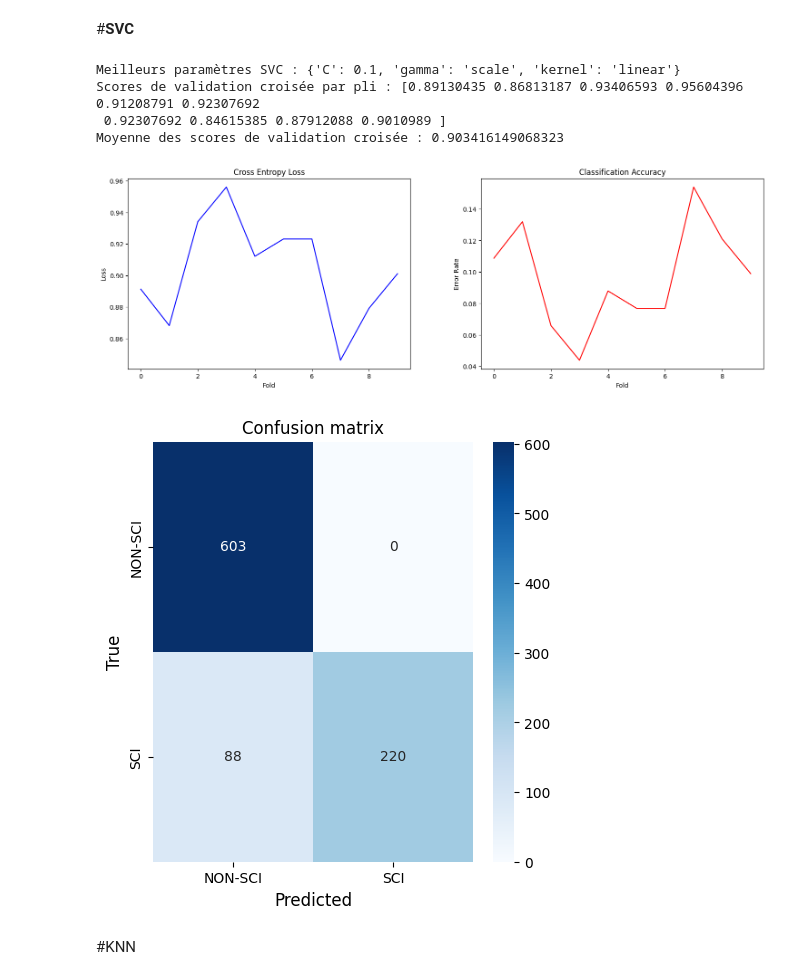
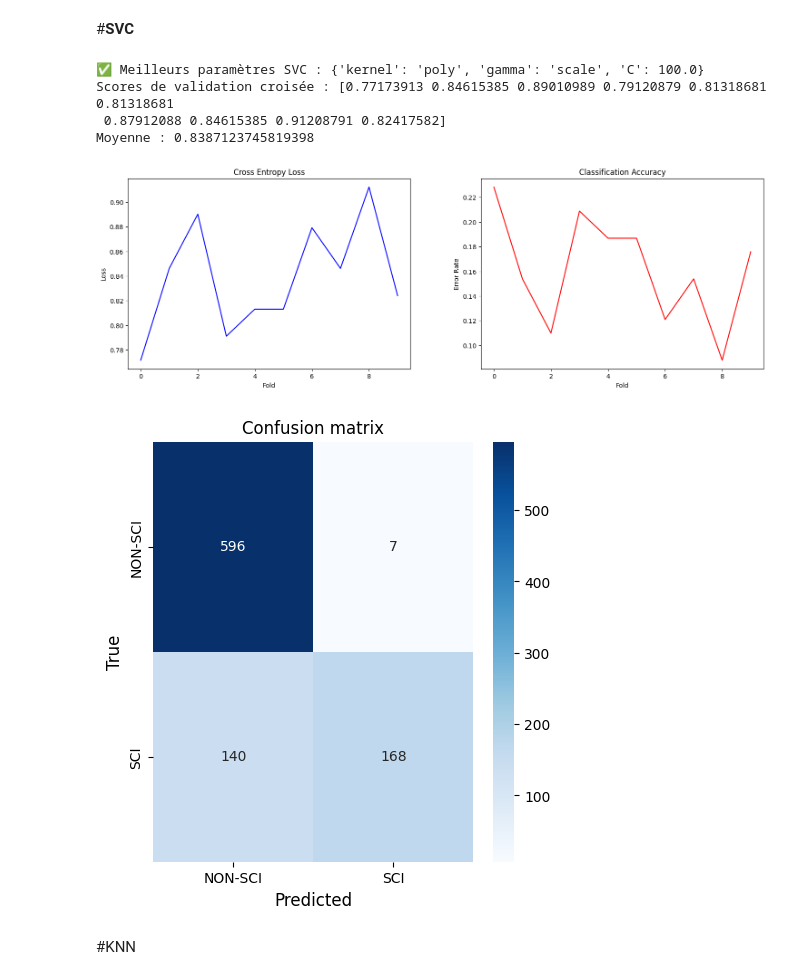
Before and after one commit to Akkuun/M1_IMAGINE_ML_Project, a Jupyter notebook: ML_Project_Group_8.ipynb, the cells around one changed output. Drawn from its saved outputs; the diff is of its cells as text; code cells hidden in the pictures.

```diff
--- a/ML_Project_Group_8.ipynb
+++ b/ML_Project_Group_8.ipynb
@@ -1305,58 +1308,61 @@ Moyenne des scores de validation croisée : 0.6618729096989966
 #**SVC**
 # %%
 from sklearn.svm import SVC
-from sklearn.model_selection import GridSearchCV, cross_val_predict, KFold
+from sklearn.model_selection import RandomizedSearchCV, cross_val_predict, cross_val_score, KFold
 from sklearn.metrics import confusion_matrix
-import matplotlib.pyplot as plt
+import numpy as np
 
-
-
-
-# Initialiser le classifieur SVC
+# Initialisation du classifieur
 clf_SVC = SVC()
 
-# Définir les paramètres à tester pour la recherche en grille
-param_grid = {
-    'kernel': ['linear', 'rbf', 'poly'],  # Types de noyau à tester
-    'C': [0.1, 1, 10, 100],  # Paramètre de régularisation
-    'gamma': ['scale', 'auto']  # Paramètre du noyau RBF (uniquement utilisé si kernel='rbf')
+# Espace de recherche pour RandomizedSearchCV
+param_distributions = {
+    'kernel': ['linear', 'rbf', 'poly'],
+    'C': np.logspace(-2, 2, 100),  # de 0.01 à 100
+    'gamma': ['scale', 'auto']
 }
 
-# Recherche en grille avec validation croisée
-grid_search = GridSearchCV(estimator=clf_SVC, param_grid=param_grid, cv=KFold(n_splits=10, shuffle=True, random_state=42), scoring='accuracy')
+# Recherche aléatoire avec validation croisée
+random_search = RandomizedSearchCV(
+    estimator=clf_SVC,
+    param_distributions=param_distributions,
+    n_iter=30,
+    cv=KFold(n_splits=10, shuffle=True, random_state=42),
+    scoring='accuracy',
+    random_state=42,
+    n_jobs=-1
+)
 
-# Appliquer la recherche en grille sur les données d'entraînement
-grid_search.fit(X_train, y_train)
+# Entraînement du modèle
+random_search.fit(X_train, y_train)
 
-# Afficher les meilleurs paramètres trouvés
-print("Meilleurs paramètres SVC :", grid_search.best_params_)
+# Meilleurs hyperparamètres
+print("✅ Meilleurs paramètres SVC :", random_search.best_params_)
 
-# Modèle avec les meilleurs paramètres
-best_svc_classifier = grid_search.best_estimator_
+# Meilleur classifieur
+best_svc_classifier = random_search.best_estimator_
 
-# Validation croisée avec les meilleurs paramètres
-svc_scores = cross_val_score(best_svc_classifier, X_train, y_train, cv=KFold(n_splits=10, shuffle=True, random_state=42), scoring='accuracy')
+# Validation croisée
+svc_scores = cross_val_score(best_svc_classifier, X_train, y_train, cv=10)
+print("Scores de validation croisée :", svc_scores)
+print("Moyenne :", svc_scores.mean())
 
-# Affichage des scores par pli
-print("Scores de validation croisée par pli :", svc_scores)
-print("Moyenne des scores de validation croisée :", svc_scores.mean())
+# Prédictions avec validation croisée
+y_pred_cv = cross_val_predict(best_svc_classifier, X_train, y_train, cv=10)
 
-# Effectuer la validation croisée k-fold et obtenir les prédictions
-y_pred_cv = cross_val_predict(best_svc_classifier, X_train, y_train, cv=KFold(n_splits=10, shuffle=True, random_state=42))
-
-# Calculer la matrice de confusion
+# Matrice de confusion
 conf_matrix = confusion_matrix(y_train, y_pred_cv)
 
 # Affichage des courbes
 plot_curves(svc_scores)
 plot_curves_confusion(conf_matrix, ['NON-SCI', 'SCI'])
 # %% [output]
-Meilleurs paramètres SVC : {'C': 0.1, 'gamma': 'scale', 'kernel': 'linear'}
-Scores de validation croisée par pli : [0.89130435 0.86813187 0.93406593 0.95604396 0.91208791 0.92307692
- 0.92307692 0.84615385 0.87912088 0.9010989 ]
-Moyenne des scores de validation croisée : 0.903416149068323
+✅ Meilleurs paramètres SVC : {'kernel': 'poly', 'gamma': 'scale', 'C': 100.0}
+Scores de validation croisée : [0.77173913 0.84615385 0.89010989 0.79120879 0.81318681 0.81318681
+ 0.87912088 0.84615385 0.91208791 0.82417582]
+Moyenne : 0.8387123745819398
-[figure, old version]
+[figure, new version]
-[figure, old version]
+[figure, new version]
 # %% [markdown]
 #KNN
 # %%
```
Also changed, not shown: parts of 17 cells of this notebook.
